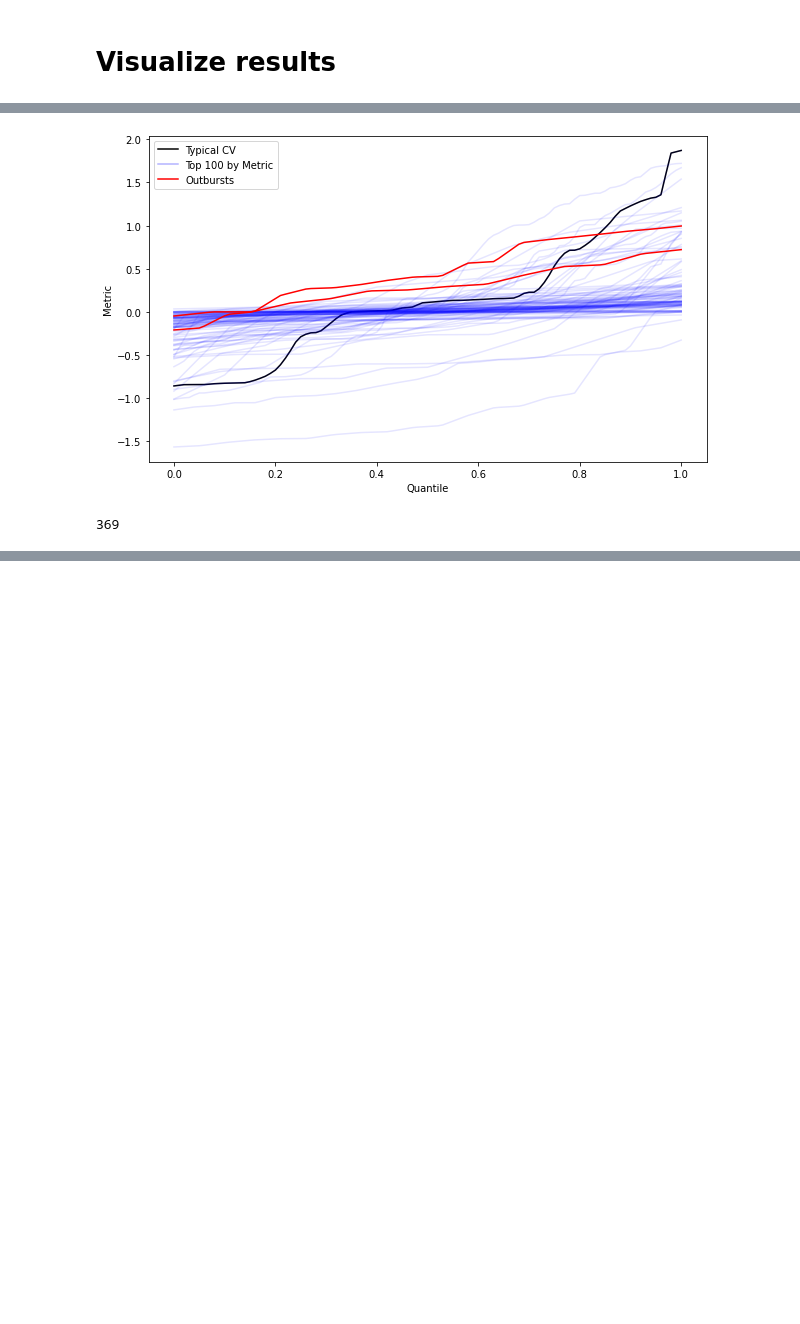
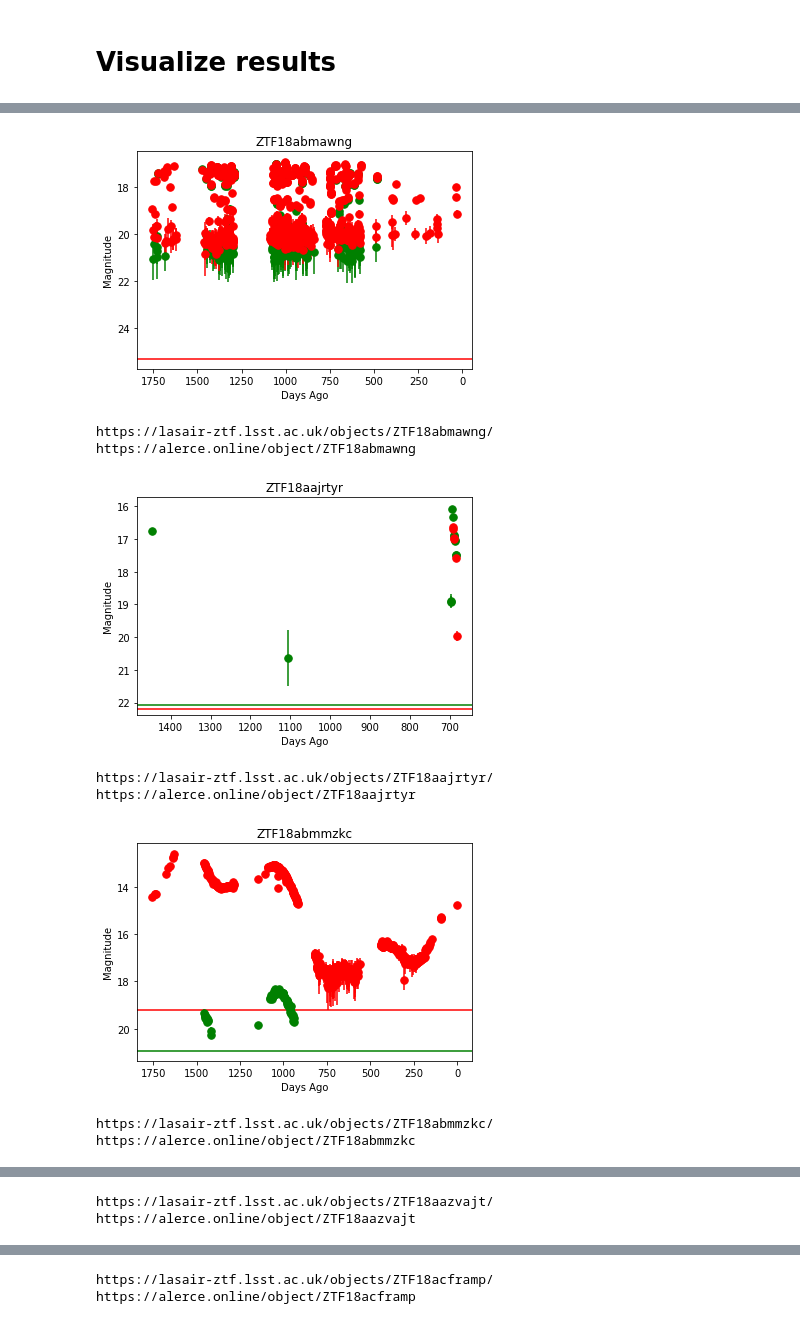
Before and after one commit to dirac-institute/alert_stream_crossmatch, a Jupyter notebook: notebooks/display_ac.ipynb, the cells around one changed output, grey strips where cells are left out. Saved outputs shown, nothing was run; the diff lists cells and outputs as text; code cells hidden in the pictures; blank space fills up the shorter version.

Commit message:
plot amplitude cut alerts

```diff
--- a/notebooks/display_ac.ipynb
+++ b/notebooks/display_ac.ipynb
@@ -453,17 +233,0 @@ columns
-# %%
-x = pn.widgets.Select(value='mpg', options=columns, name='x')
-y = pn.widgets.Select(value='hp', options=columns, name='y')
-color = pn.widgets.ColorPicker(name='Color', value='#880588')
-
-layout = pn.Row(
-    pn.Column('## MPG Explorer', x, y, color),
-    autompg_plot(x.value, y.value, color.value))
-
-def update(event):
-    layout[1].object = autompg_plot(x.value, y.value, color.value)
-
-x.param.watch(update, 'value')
-y.param.watch(update, 'value')
-color.param.watch(update, 'value')
-
-layout
@@ -871,18 +233,0 @@ cand.to_csv('ZTF19aanxwrq.csv', index=False)
-# %%
-plt.figure(figsize=(10,6))
-
-for i,x in enumerate(order_by_max[:100]):
-    if i == 0:
-        sub = dflc_interest_new.loc[x].dropna(subset=['dc_mag'])
-        (-sub['mag_ewm_diff8_rolling4']).quantile(np.linspace(0, 1, 101)).plot(xlabel='Quantile', ylabel='Metric', color='k', label='Typical CV')
-
-    sub = dflc_interest_new.loc[x].dropna(subset=['dc_mag'])
-    (-sub['mag_ewm_diff8_rolling4']).quantile(np.linspace(0, 1, 101)).plot(xlabel='Quantile', ylabel='Metric', color='b', alpha=.1, label='')
-
-sub['mag_ewm_diff8_rolling4'].quantile(np.linspace(0, 1, 101)).plot(xlabel='Quantile', ylabel='Metric', label='Top 100 by Metric', color='b', alpha=.3)
-(-cand2['combined_mag_ewm_diff8_rolling4']).quantile(np.linspace(0, 1, 101)).plot(xlabel='Quantile', ylabel='Metric', label='Outbursts', color='red')
-(-cand3['combined_mag_ewm_diff8_rolling4']).quantile(np.linspace(0, 1, 101)).plot(xlabel='Quantile', ylabel='Metric', label='', color='red')
-plt.legend()
-plt.show()
-# %% [output]
-[figure, removed]
@@ -960,4 +234,21 @@ injection_dflc_interest_new = pd.concat([dflc_interest_new, cand2, cand3])
-# %%
-len(combined_order_by_max)
-# %% [output]
-369
+# %%
+for x in candids[:50]:
+    g, r = df.query(f'ztf_object_id == "{x}"')[['sgmag','srmag']].values[0]
+    sub = dflc.loc[x].dropna(subset=['dc_mag'])
+    if len(sub) > 2:
+        ax = plot_dc_lightcurve(sub.reset_index(), x, r=r, g=g)
+        print(f'https://lasair-ztf.lsst.ac.uk/objects/{x}/')
+        print(f'https://alerce.online/object/{x}')
+
+        # show_stamps(x)
+    # mark_seen(conn, x)
+# %% [output]
+[figure, added]
+https://lasair-ztf.lsst.ac.uk/objects/ZTF18abmawng/
+https://alerce.online/object/ZTF18abmawng
+[figure, added]
+https://lasair-ztf.lsst.ac.uk/objects/ZTF18aajrtyr/
+https://alerce.online/object/ZTF18aajrtyr
+[figure, added]
+https://lasair-ztf.lsst.ac.uk/objects/ZTF18abmmzkc/
+https://alerce.online/object/ZTF18abmmzkc
@@ -963,0 +256,2 @@ len(combined_order_by_max)
+https://lasair-ztf.lsst.ac.uk/objects/ZTF18aazvajt/
+https://alerce.online/object/ZTF18aazvajt
@@ -963,0 +259,2 @@ len(combined_order_by_max)
+https://lasair-ztf.lsst.ac.uk/objects/ZTF18acframp/
+https://alerce.online/object/ZTF18acframp
```
Also changed, not shown: parts of 135 cells of this notebook, 1 other file.
